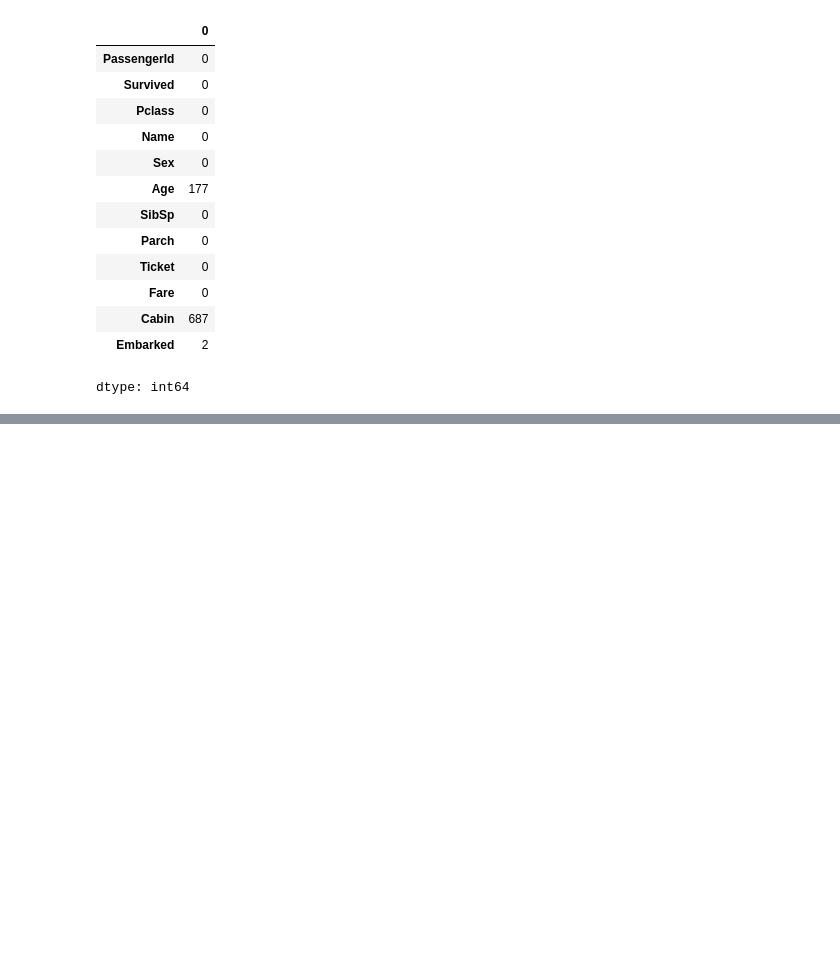
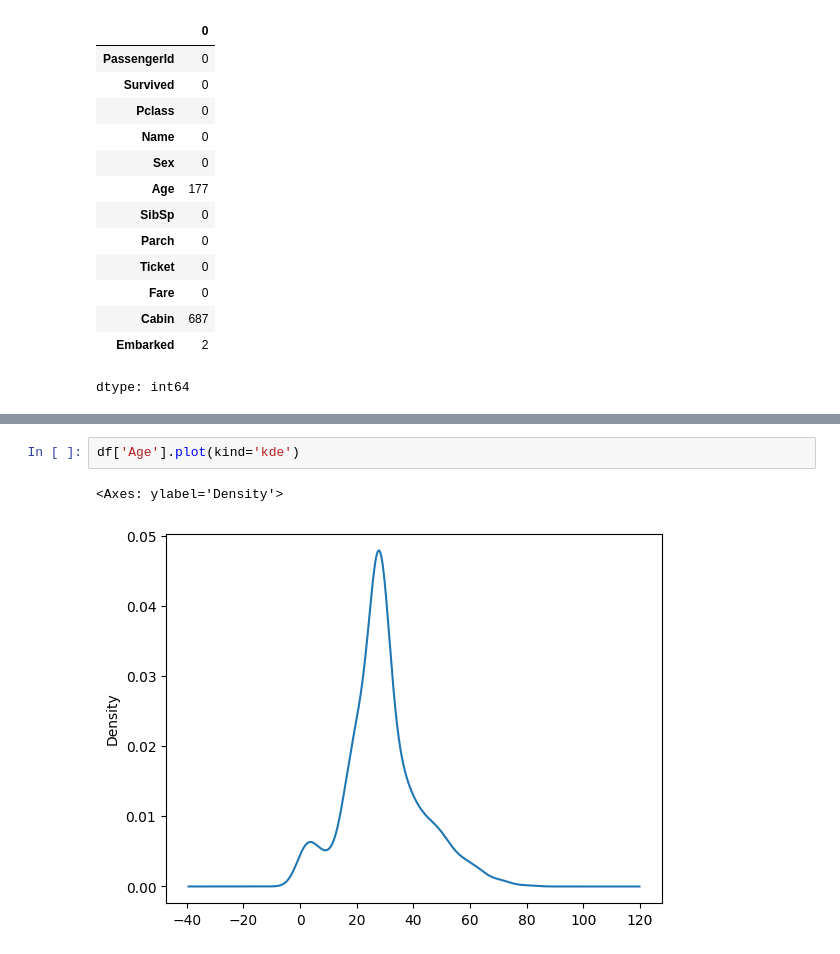
Before and after one commit to InsightByHarshit/Titanic-Analysis, a Jupyter notebook: Titanic_Analysis.ipynb, the cells around one changed output, grey strips where cells are left out. Saved outputs shown, nothing was run; the diff lists cells and outputs as text; blank space fills up the shorter version.

```diff
--- a/Titanic_Analysis.ipynb
+++ b/Titanic_Analysis.ipynb
@@ -286,0 +296,5 @@ Name: Fare, dtype: float64
+# %%
+df['Age'].plot(kind='kde')
+# %% [output]
+<Axes: ylabel='Density'>
+[figure, added]
```
Also changed, not shown: parts of 91 cells of this notebook.
